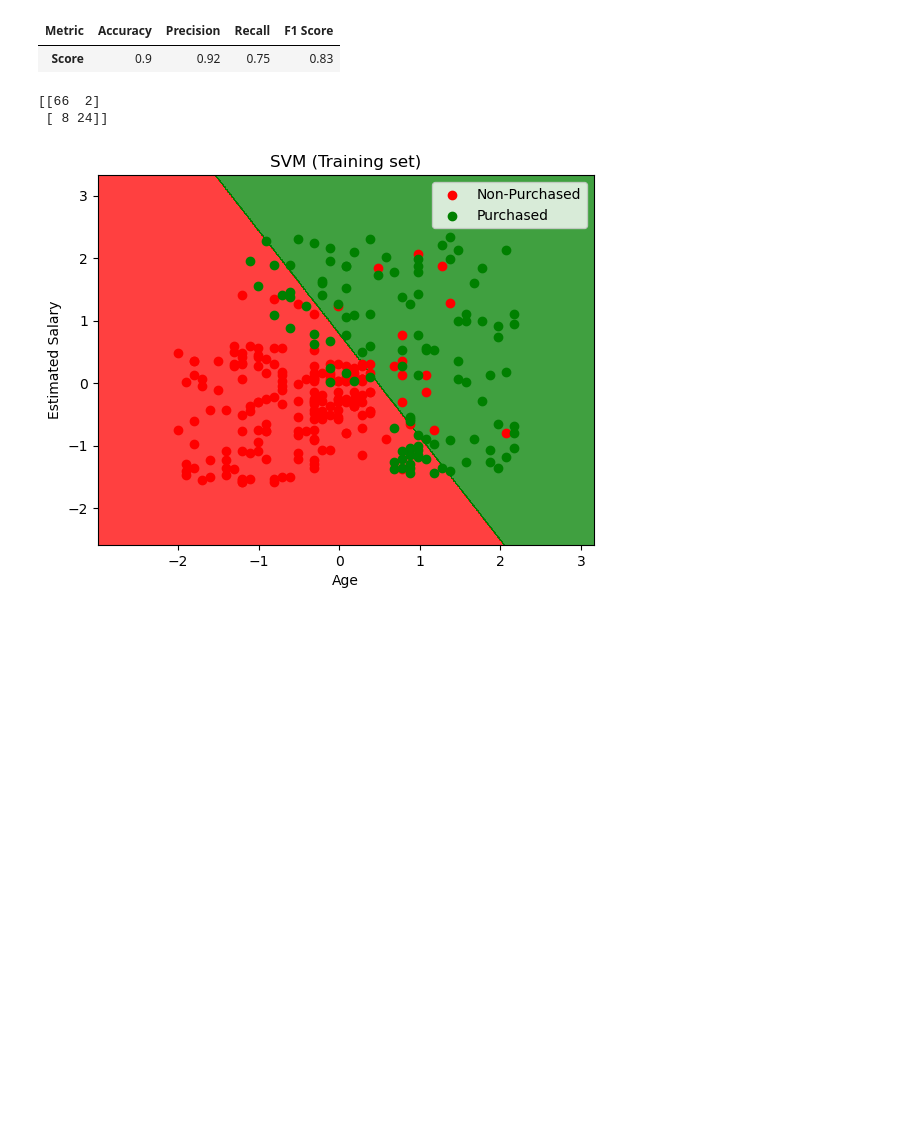
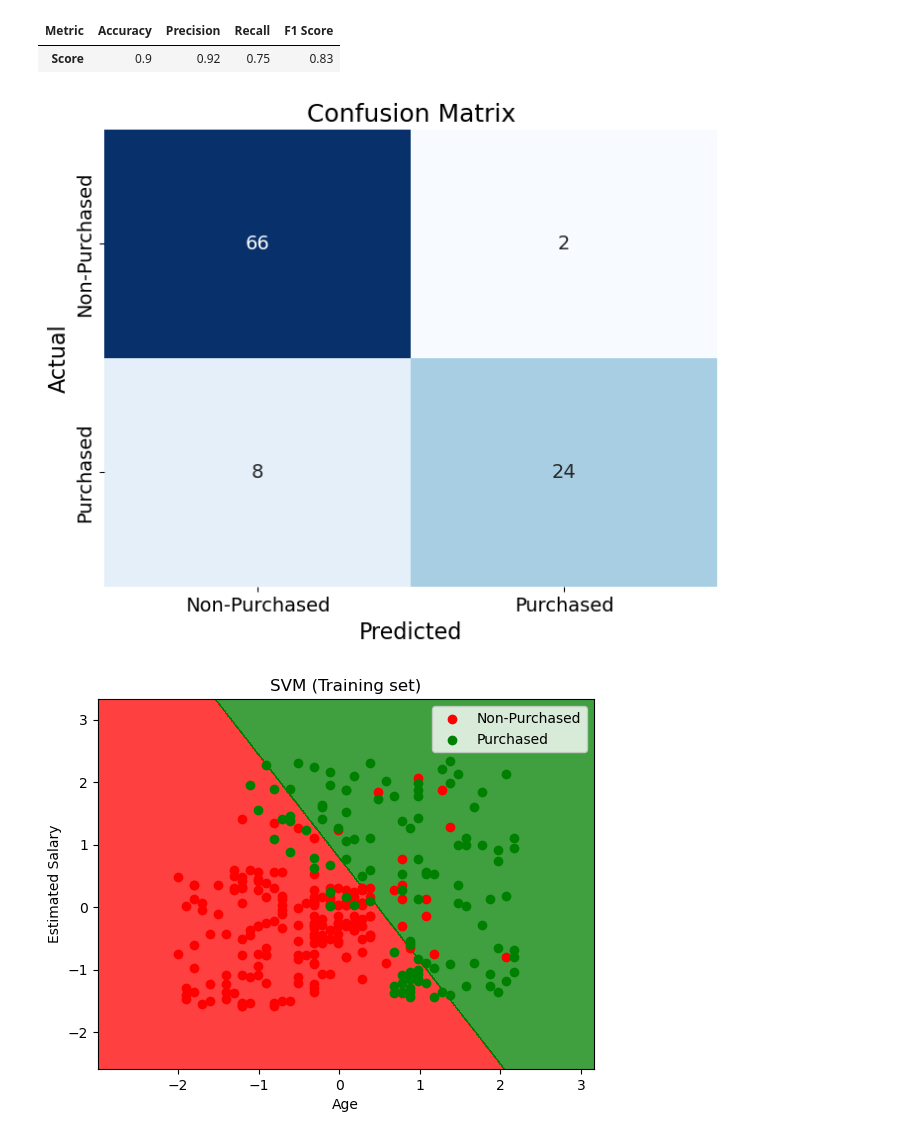
Before and after one commit to tuanvippython/Code-Doan-ML-2, a Jupyter notebook: Dự đoán khách hàng.ipynb, the cells around one changed output. Cells and saved outputs as stored; diff of their text form; code cells hidden in the pictures; blank space fills up the shorter version.

```diff
--- a/Dự đoán khách hàng.ipynb
+++ b/Dự đoán khách hàng.ipynb
@@ -65,13 +65,28 @@ metrics_df_horizontal
 | Metric | Accuracy | Precision | Recall | F1 Score |
 | Score | 0.9 | 0.92 | 0.75 | 0.83 |
 # %%
-# ma trận nhầm lẫn
+import seaborn as sns
+import matplotlib.pyplot as plt
 from sklearn.metrics import confusion_matrix, accuracy_score
+
+# Tạo ma trận nhầm lẫn
 cm = confusion_matrix(y_test, y_pred)
-print(cm)
+
+# Đổi nhãn 0 và 1 thành chữ
+labels = ['Non-Purchased', 'Purchased']
+
+# Vẽ biểu đồ nhiệt cho ma trận nhầm lẫn
+plt.figure(figsize=(8, 6))
+sns.heatmap(cm, annot=True, fmt='d', cmap='Blues', cbar=False,
+            xticklabels=labels, yticklabels=labels, annot_kws={"size": 14})
+plt.xlabel('Predicted', fontsize=16)
+plt.ylabel('Actual', fontsize=16)
+plt.title('Confusion Matrix', fontsize=18)
+plt.xticks(fontsize=14)
+plt.yticks(fontsize=14)
+plt.show()
 # %% [output]
-[[66  2]
- [ 8 24]]
+[figure, added]
 # %%
 # Trực quan
 from matplotlib.colors import ListedColormap
```
Also changed, not shown: 1 other file.
